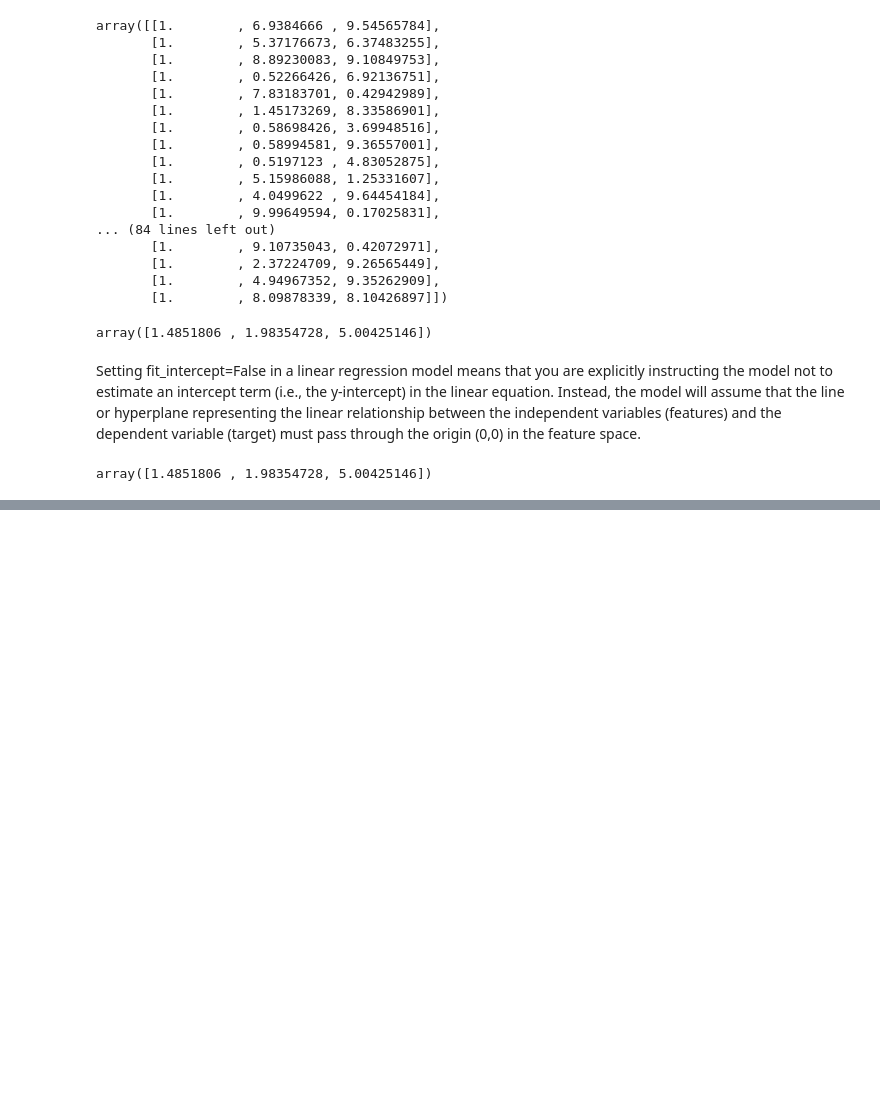
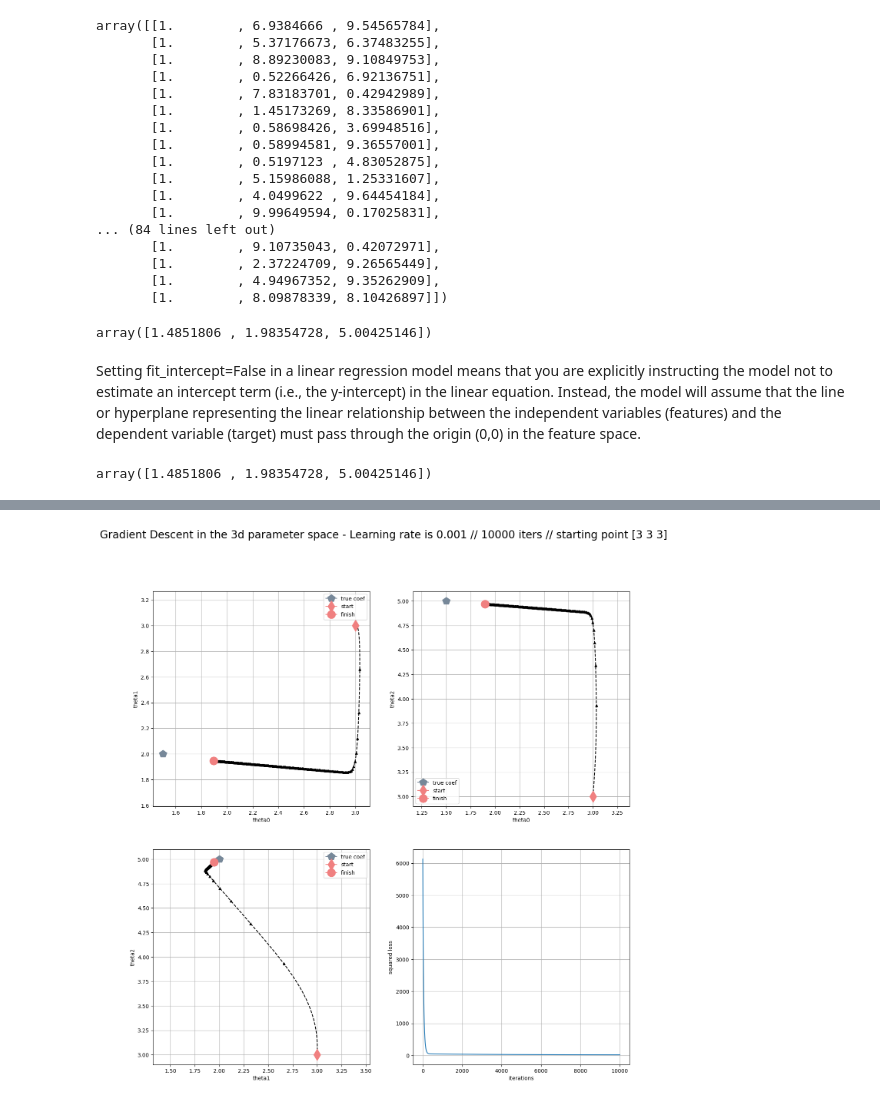
Before and after one commit to bryaanabraham/deep_learning_and_reinforcement_learning, a Jupyter notebook: gradient_descent.ipynb, the cells around one changed output, grey strips where cells are left out. Cells and saved outputs as stored; diff of their text form; code cells hidden in the pictures; blank space fills up the shorter version.

```diff
--- a/gradient_descent.ipynb
+++ b/gradient_descent.ipynb
@@ -79,0 +89,63 @@ array([1.4851806 , 1.98354728, 5.00425146])
+# %%
+def gradient_descent(learning_rate, num_iter, theta_initial):
+
+    ## Initialization steps
+    theta = theta_initial
+    theta_path = np.zeros((num_iter+1,3))
+    theta_path[0,:]= theta_initial
+
+    loss_vec = np.zeros(num_iter)
+
+    ## Main Gradient Descent loop (for a fixed number of iterations)
+    for i in range(num_iter):
+        y_pred = np.dot(theta.T,x_mat.T)
+        loss_vec[i] = np.sum((y-y_pred)**2)
+        grad_vec = (y-y_pred).dot(x_mat)/num_obs  #sum up the gradients across all observations and divide by num_obs
+        grad_vec = grad_vec
+        theta = theta + learning_rate*grad_vec
+        theta_path[i+1,:]=theta
+    return theta_path, loss_vec
+# %%
+true_coef = [b, theta_1, theta_2]
+
+def plot_ij(theta_path, i, j, ax):
+    ax.plot(true_coef[i], true_coef[j],
+            marker='p', markersize=15, label='true coef',
+            color='#778899')
+    ax.plot(theta_path[:, i],theta_path[:, j],
+            color='k', linestyle='--', marker='^',
+            markersize=5, markevery=50)
+    ax.plot(theta_path[0, i], theta_path[0, j], marker='d',
+            markersize=15, label='start', color='#F08080')
+    ax.plot(theta_path[-1, i], theta_path[-1, j], marker='o',
+            markersize=15, label='finish', color='#F08080')
+    ax.set(
+        xlabel='theta'+str(i),
+        ylabel='theta'+str(j))
+    ax.axis('equal')
+    ax.grid(True)
+    ax.legend(loc='best')
+
+
+def plot_all(theta_path, loss_vec, learning_rate, num_iter, theta_initial, gdtype='Gradient Descent'):
+    fig = plt.figure(figsize=(16, 16))
+    title = '{gdtype} in the 3d parameter space - Learning rate is {lr} // {iters} iters // starting point {initial}'
+    title = title.format(gdtype=gdtype, lr=learning_rate,
+                         iters=num_iter, initial=theta_initial)
+    fig.suptitle(title, fontsize=20)
+    ax = fig.add_subplot(2, 2, 1)
+    plot_ij(theta_path, 0, 1, ax)
+    ax = fig.add_subplot(2, 2, 2)
+    plot_ij(theta_path, 0, 2, ax)
+    ax = fig.add_subplot(2, 2, 3)
+    plot_ij(theta_path, 1, 2, ax)
+    ax = fig.add_subplot(2, 2, 4)
+    ax.plot(loss_vec)
+    ax.set(xlabel='iterations', ylabel='squared loss')
+    ax.grid(True)
+
+
+theta_path, loss_vec = gradient_descent(learning_rate, num_iter, theta_initial)
+plot_all(theta_path, loss_vec, learning_rate, num_iter, theta_initial)
+# %% [output]
+[figure, added]
```
Also changed, not shown: parts of 2 cells of this notebook.
